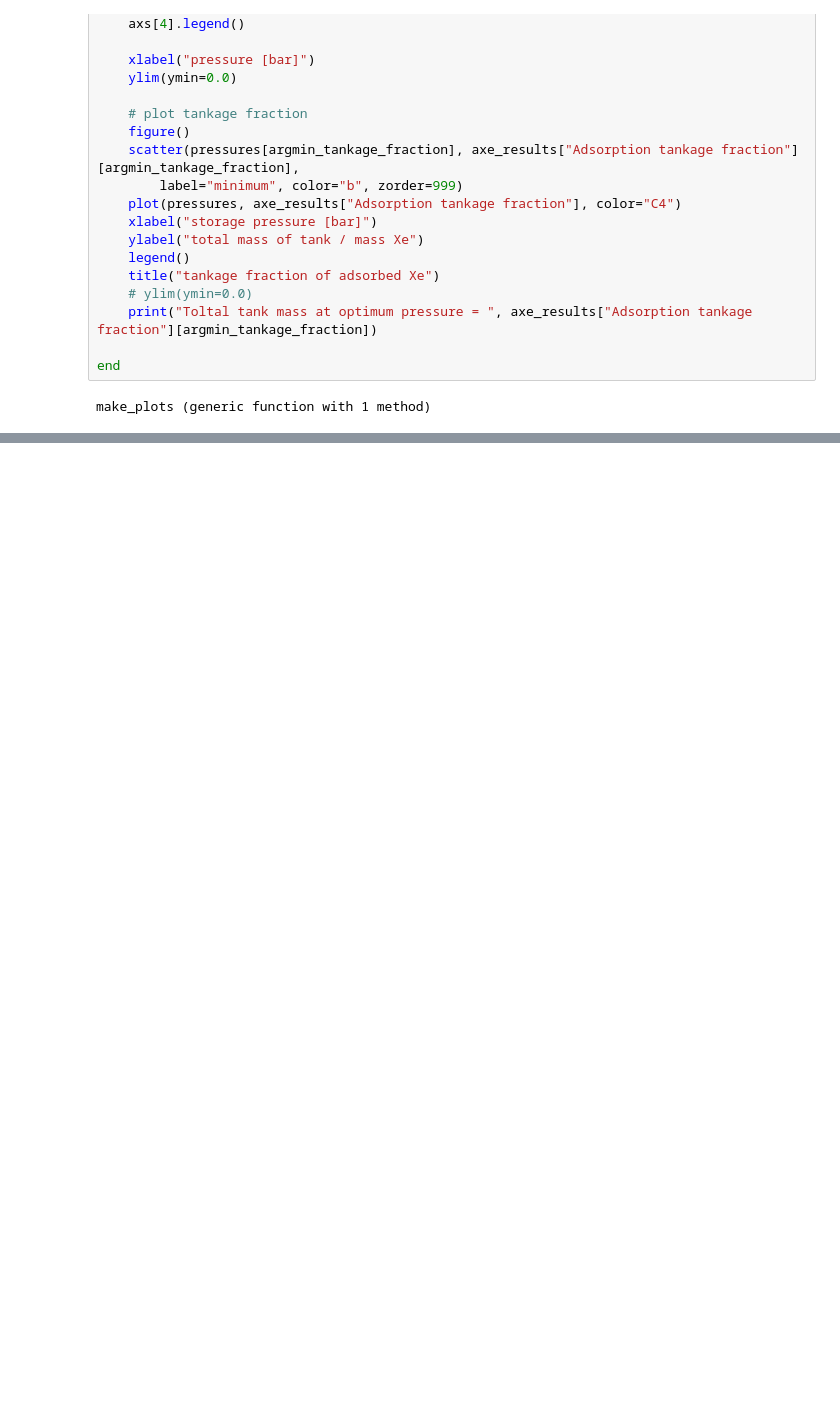
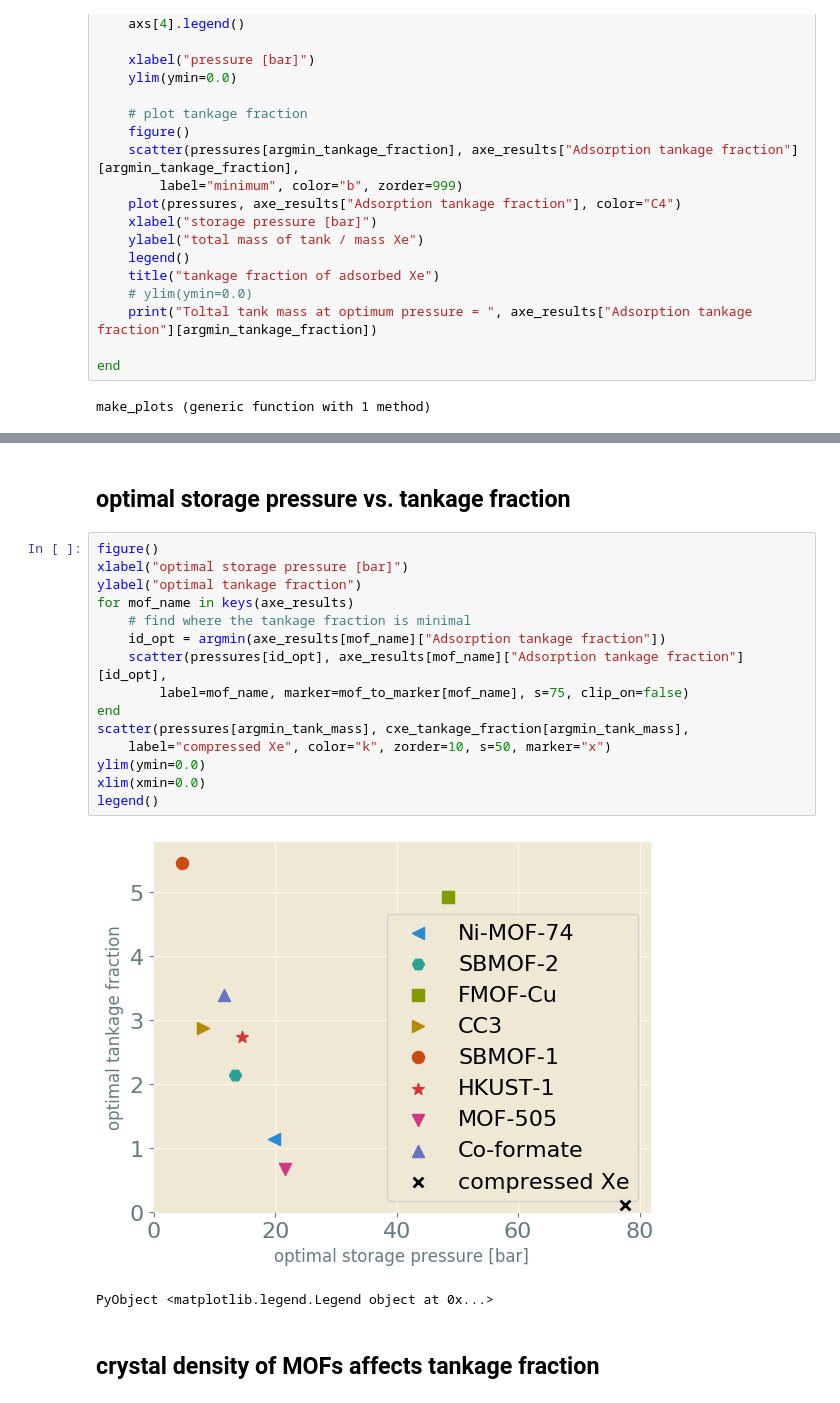
Before and after one commit to SimonEnsemble/PropellantStorage, a Jupyter notebook: Xe_Propellant_Storage.ipynb, the cells around one changed output, grey strips where cells are left out. Saved outputs shown, nothing was run; the diff lists cells and outputs as text; blank space fills up the shorter version.

```diff
--- a/Xe_Propellant_Storage.ipynb
+++ b/Xe_Propellant_Storage.ipynb
@@ -873,0 +710,22 @@ UndefVarError: UndefVarError: crystals not defined
+# %% [markdown]
+## optimal storage pressure vs. tankage fraction
+# %%
+figure()
+xlabel("optimal storage pressure [bar]")
+ylabel("optimal tankage fraction")
+for mof_name in keys(axe_results)
+    # find where the tankage fraction is minimal
+    id_opt = argmin(axe_results[mof_name]["Adsorption tankage fraction"])
+    scatter(pressures[id_opt], axe_results[mof_name]["Adsorption tankage fraction"][id_opt],
+        label=mof_name, marker=mof_to_marker[mof_name], s=75, clip_on=false)
+end
+scatter(pressures[argmin_tank_mass], cxe_tankage_fraction[argmin_tank_mass],
+    label="compressed Xe", color="k", zorder=10, s=50, marker="x")
+ylim(ymin=0.0)
+xlim(xmin=0.0)
+legend()
+# %% [output]
+[figure, added]
+PyObject <matplotlib.legend.Legend object at 0x...>
+# %% [markdown]
+## crystal density of MOFs affects tankage fraction
```
Also changed, not shown: parts of 39 cells of this notebook.
